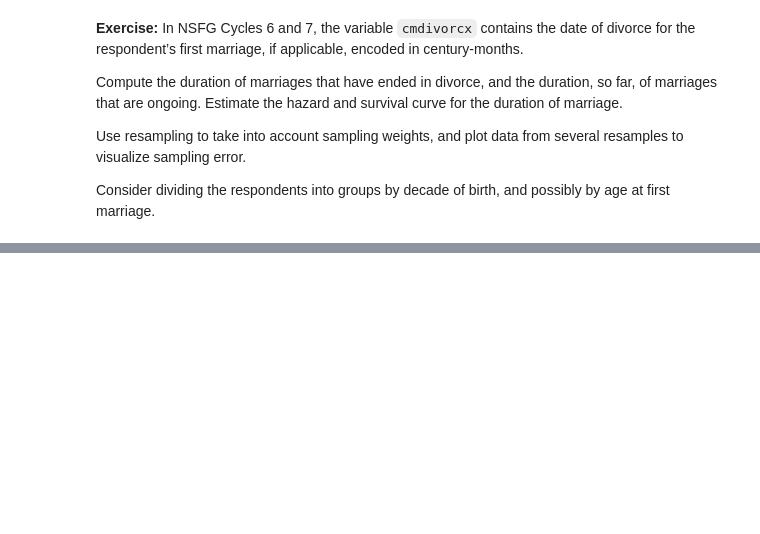
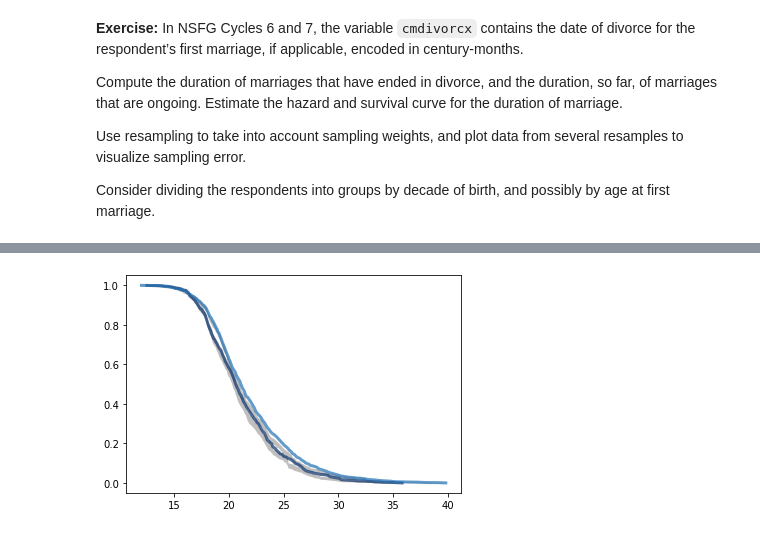
Before and after one commit to ramsey-king/DSC-530-Data-Exploration, a Jupyter notebook: Week-11/chap13exKingRamsey.ipynb, the cells around one changed output, grey strips where cells are left out. Saved outputs shown, nothing was run; the diff lists cells and outputs as text; code cells hidden in the pictures; blank space fills up the shorter version.

```diff
--- a/Week-11/chap13exKingRamsey.ipynb
+++ b/Week-11/chap13exKingRamsey.ipynb
@@ -416,3 +406,10 @@ ValueError: complete contains NaNs
+# %%
+# Solution goes here
+# Resampling
+ResampleSurvival(divorce6)
+ResampleSurvival(divorce7)
+# %% [output]
+[figure, added]
 # %%
 # Solution goes here
 # %%
```
Also changed, not shown: parts of 7 cells of this notebook.
